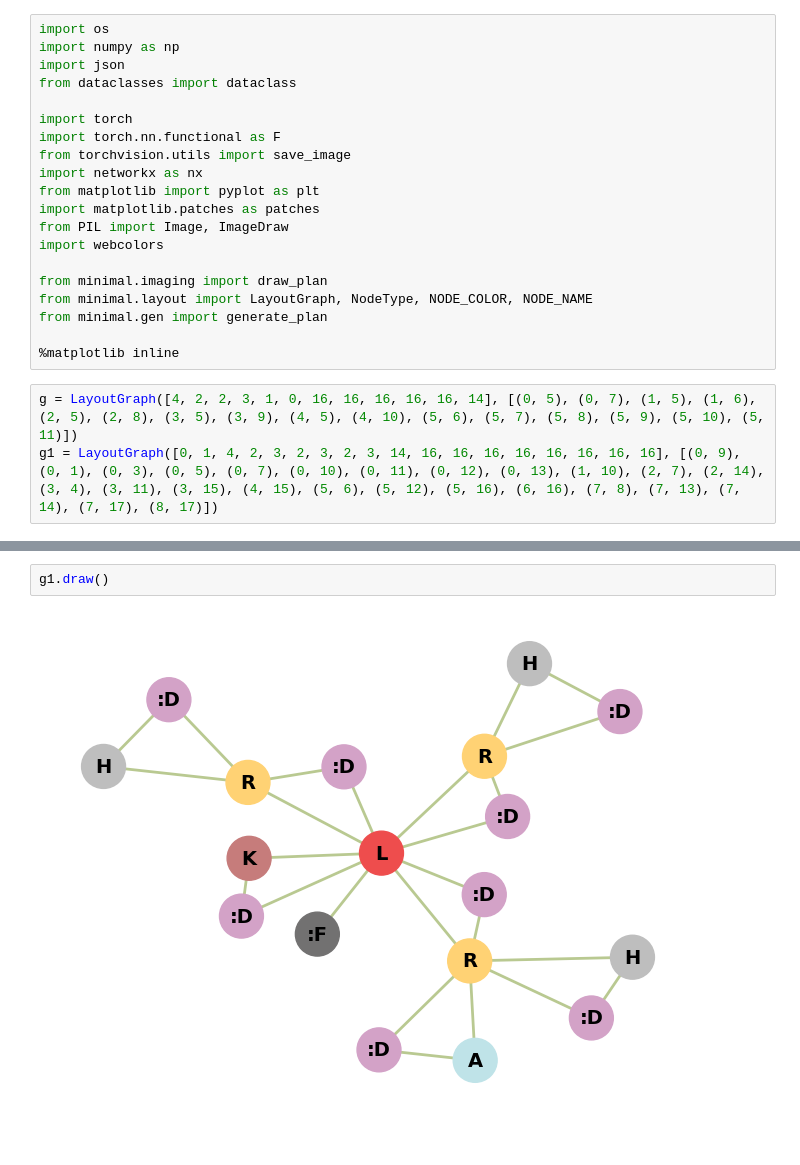
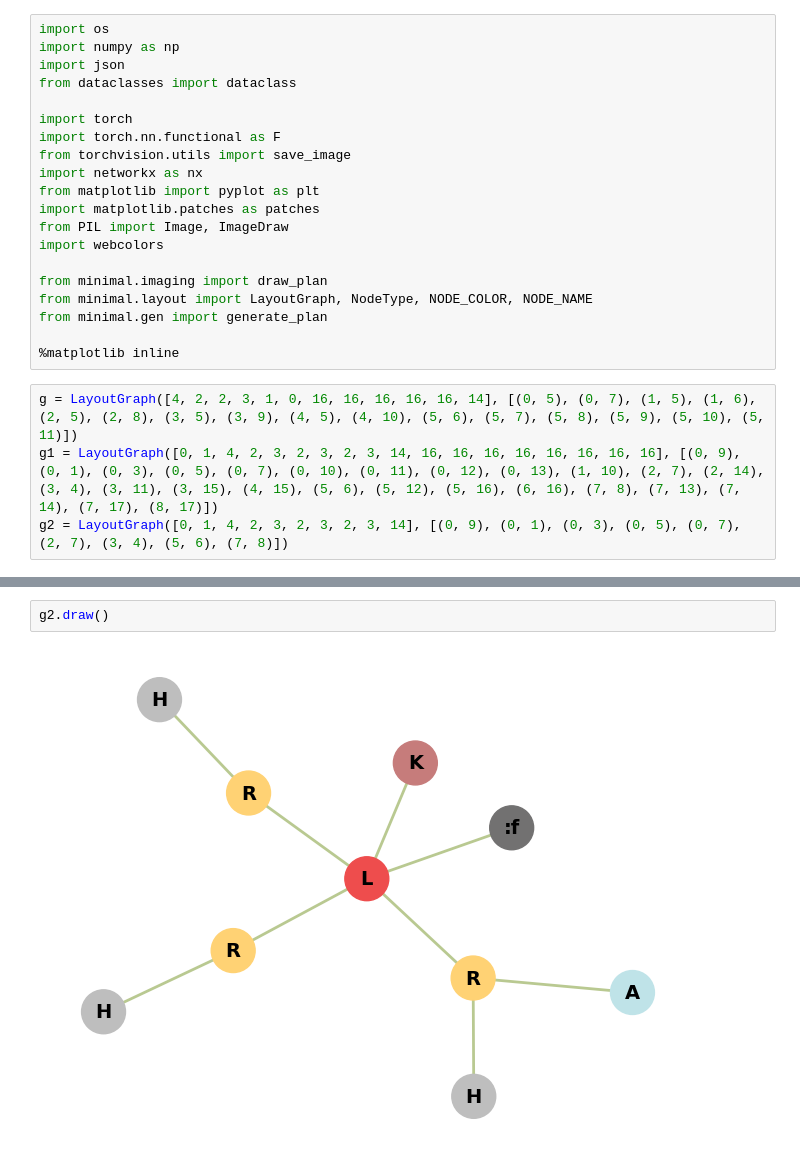
Before and after one commit to enix403/houseganpp, a Jupyter notebook: scratch.ipynb, the cells around one changed output, grey strips where cells are left out. Drawn from its saved outputs; the diff is of its cells as text.

```diff
--- a/scratch.ipynb
+++ b/scratch.ipynb
@@ -24,3 +24,4 @@ from minimal.gen import generate_plan
 # %%
 g = LayoutGraph([4, 2, 2, 3, 1, 0, 16, 16, 16, 16, 16, 14], [(0, 5), (0, 7), (1, 5), (1, 6), (2, 5), (2, 8), (3, 5), (3, 9), (4, 5), (4, 10), (5, 6), (5, 7), (5, 8), (5, 9), (5, 10), (5, 11)])
 g1 = LayoutGraph([0, 1, 4, 2, 3, 2, 3, 2, 3, 14, 16, 16, 16, 16, 16, 16, 16, 16], [(0, 9), (0, 1), (0, 3), (0, 5), (0, 7), (0, 10), (0, 11), (0, 12), (0, 13), (1, 10), (2, 7), (2, 14), (3, 4), (3, 11), (3, 15), (4, 15), (5, 6), (5, 12), (5, 16), (6, 16), (7, 8), (7, 13), (7, 14), (7, 17), (8, 17)])
+g2 = LayoutGraph([0, 1, 4, 2, 3, 2, 3, 2, 3, 14], [(0, 9), (0, 1), (0, 3), (0, 5), (0, 7), (2, 7), (3, 4), (5, 6), (7, 8)])
@@ -31,4 +28,4 @@ g.draw()
-# %%
-g1.draw()
-# %% [output]
-[figure, removed]
+# %%
+g2.draw()
+# %% [output]
+[figure, added]
```
Also changed, not shown: parts of 2 cells of this notebook, 2 other files.
